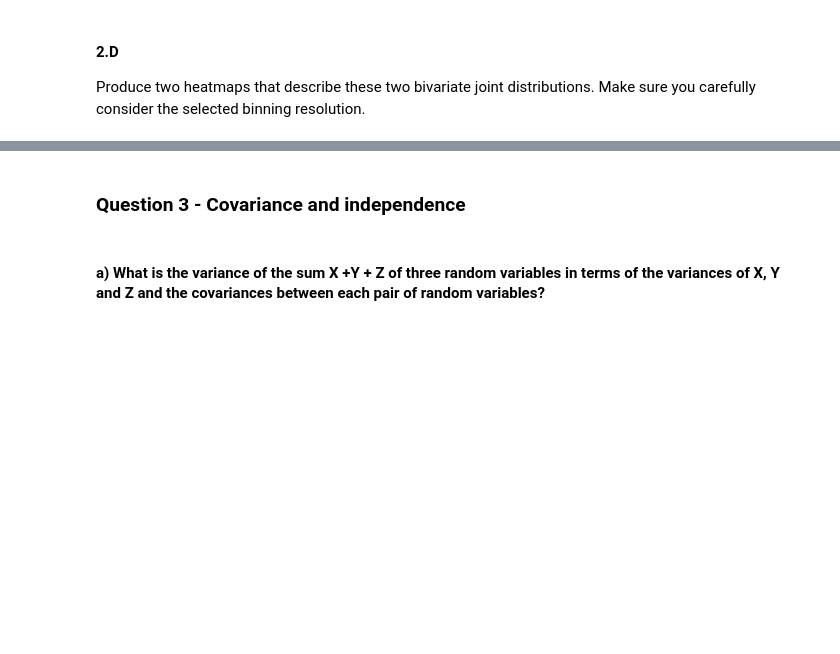
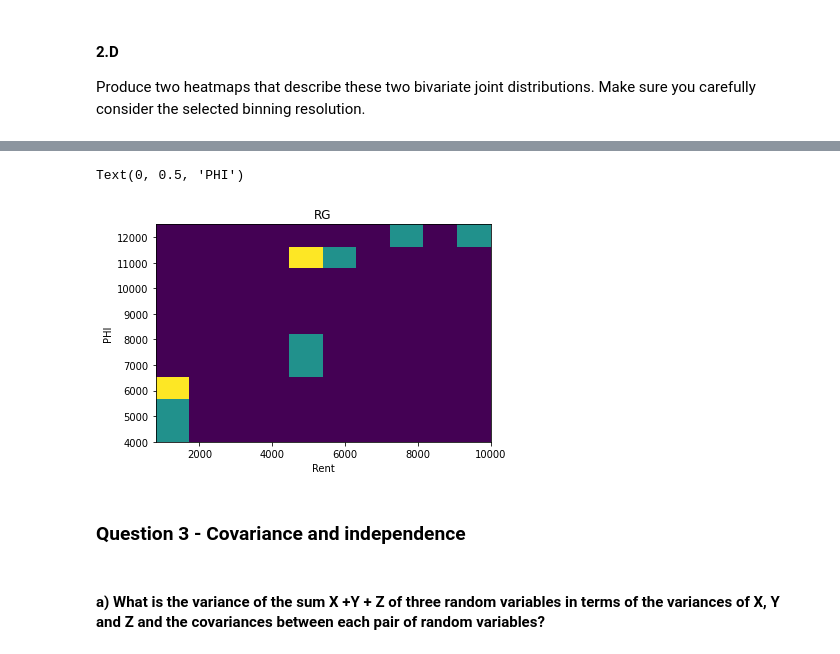
Before and after one commit to ohade/IDC-statistic-2020, a Jupyter notebook: hw1/HW1.ipynb, the cells around one changed output, grey strips where cells are left out. Drawn from its saved outputs; the diff is of its cells as text; code cells hidden in the pictures; blank space fills up the shorter version.

```diff
--- a/hw1/HW1.ipynb
+++ b/hw1/HW1.ipynb
@@ -132,3 +278,11 @@ Produce two heatmaps that describe these two bivariate joint distributions. Make
+# %%
+plt.hist2d(x=rg1 , y=phi_rg , bins=10)
+plt.title("RG")
+plt.xlabel("Rent")
+plt.ylabel("PHI")
+# %% [output]
+Text(0, 0.5, 'PHI')
+[figure, added]
 # %% [markdown]
 ### Question 3 - Covariance and independence
 # %% [markdown]
```
Also changed, not shown: parts of 10 cells of this notebook.
